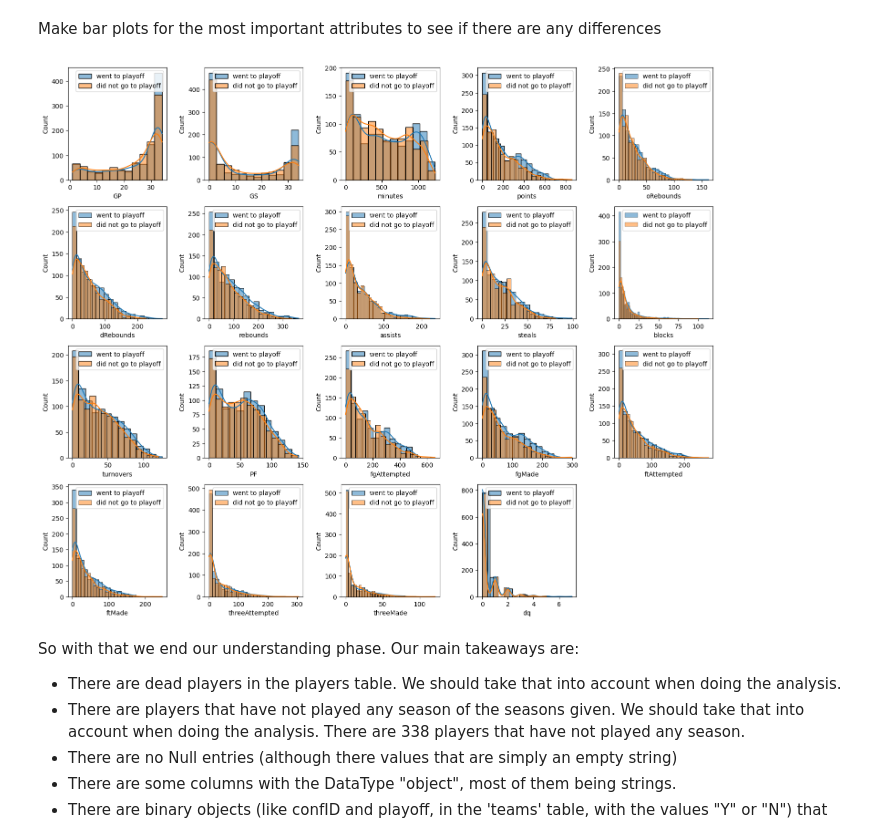
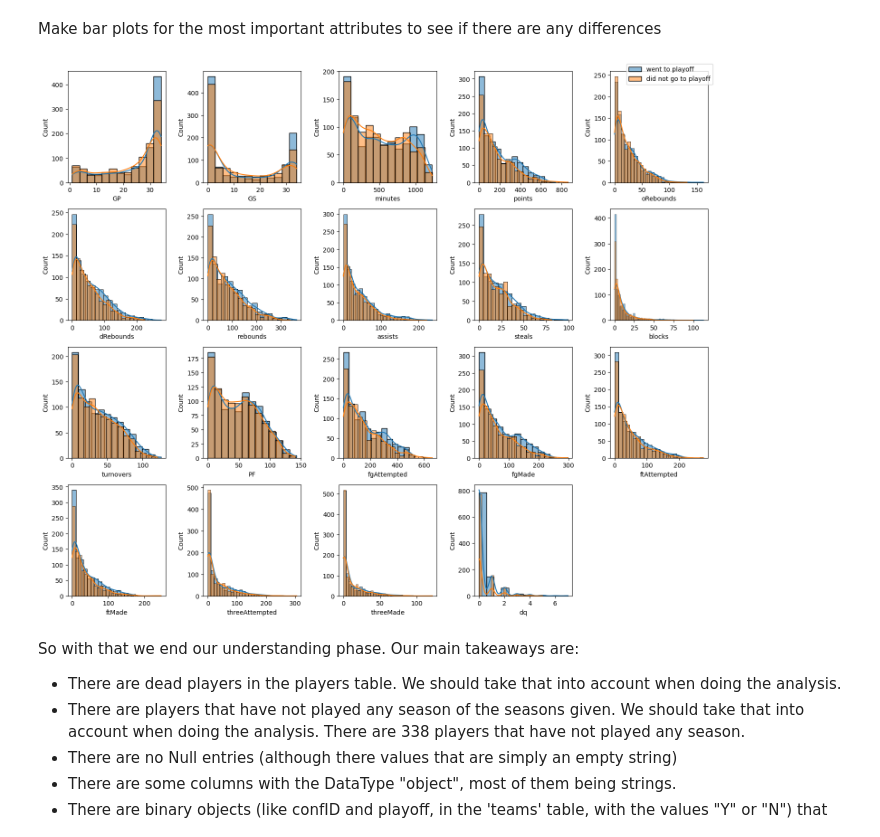
Before and after one commit to jogp10/WnbaPlayoffsPredicting, a Jupyter notebook: notebooks/understanding.ipynb, the cells around one changed output. Cells and saved outputs as stored; diff of their text form; code cells hidden in the pictures.

```diff
--- a/notebooks/understanding.ipynb
+++ b/notebooks/understanding.ipynb
@@ -579,35 +572,38 @@ Make bar plots for the most important attributes to see if there are any differe
 # %%
 import math
 
 # Get the number of columns
 num_cols = len(balanced_df.columns) - 3
 
 # Calculate the number of rows and columns for the subplot grid
 grid_size = math.ceil(math.sqrt(num_cols))
 fig, axs = plt.subplots(grid_size, grid_size, figsize=(15, 15))
 
 # Flatten the axes array
 axs = axs.flatten()
 
 # Plot each column
 index = 0
 for col in balanced_df.columns:
     if balanced_df[col].dtype != 'object' and col not in ['playoff', 'stint', 'year']:
         sns.histplot(went_to_playoff_pt[col], label='went to playoff', kde=True, ax=axs[index])
         sns.histplot(not_went_to_playoff_pt[col], label='did not go to playoff', kde=True, ax=axs[index])
-        axs[index].legend()
     elif col in ['playoff', 'stint', 'year']:
         continue
     index+=1
+
+# Add the legend to the main figure
+handles, labels = axs[0].get_legend_handles_labels()
+fig.legend(handles, labels, loc='upper right')
 
 # Remove unused subplots
 for i in range(num_cols, len(axs)):
     fig.delaxes(axs[i])
 
 plt.tight_layout()
 plt.show()
 # %% [output]
-[figure, old version]
+[figure, new version]
 # %% [markdown]
 So with that we end our understanding phase.
 Our main takeaways are:
```
Also changed, not shown: parts of 4 cells of this notebook, 20 other files.
